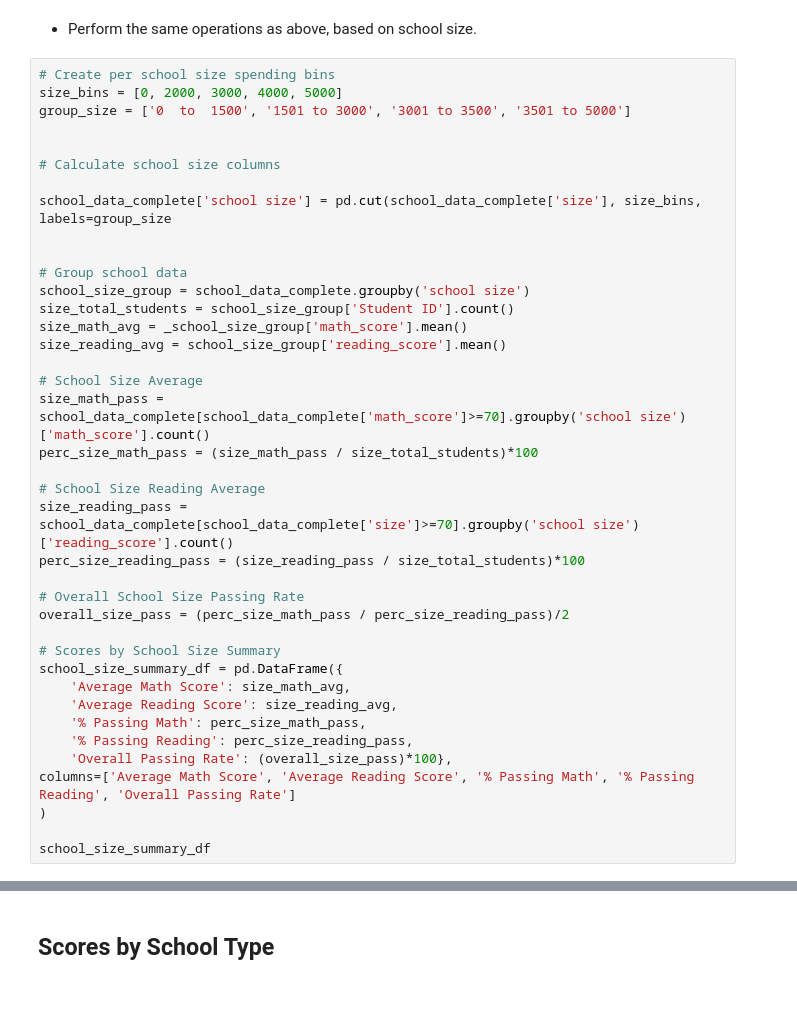
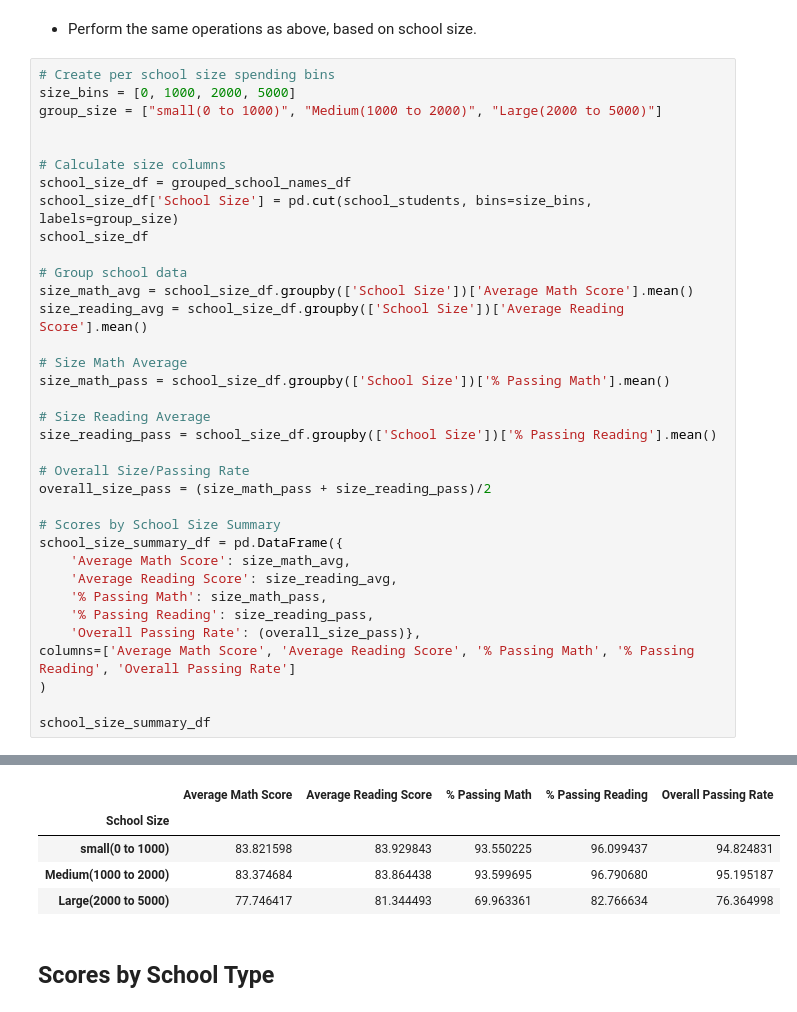
Before and after one commit to Patriotwo/pandas-challenge, a Jupyter notebook: PyCitySchools/PyCitySchools_starter.ipynb, the cells around one changed output, grey strips where cells are left out. Cells and saved outputs as stored; diff of their text form.

```diff
--- a/PyCitySchools/PyCitySchools_starter.ipynb
+++ b/PyCitySchools/PyCitySchools_starter.ipynb
@@ -283,39 +518,35 @@ school_spending_summary_df
 * Perform the same operations as above, based on school size.
 # %%
 # Create per school size spending bins
-size_bins = [0, 2000, 3000, 4000, 5000]
-group_size = ['0  to  1500', '1501 to 3000', '3001 to 3500', '3501 to 5000']
+size_bins = [0, 1000, 2000, 5000]
+group_size = ["small(0 to 1000)", "Medium(1000 to 2000)", "Large(2000 to 5000)"]
 
 
-# Calculate school size columns
-
-school_data_complete['school size'] = pd.cut(school_data_complete['size'], size_bins, labels=group_size
-
+# Calculate size columns
+school_size_df = grouped_school_names_df
+school_size_df['School Size'] = pd.cut(school_students, bins=size_bins, labels=group_size)
+school_size_df
 
 # Group school data
-school_size_group = school_data_complete.groupby('school size')
-size_total_students = school_size_group['Student ID'].count()
-size_math_avg = _school_size_group['math_score'].mean()
-size_reading_avg = school_size_group['reading_score'].mean()
+size_math_avg = school_size_df.groupby(['School Size'])['Average Math Score'].mean()
+size_reading_avg = school_size_df.groupby(['School Size'])['Average Reading Score'].mean()
 
-# School Size Average
-size_math_pass = school_data_complete[school_data_complete['math_score']>=70].groupby('school size')['math_score'].count()
-perc_size_math_pass = (size_math_pass / size_total_students)*100
+# Size Math Average
+size_math_pass = school_size_df.groupby(['School Size'])['% Passing Math'].mean()
 
-# School Size Reading Average
-size_reading_pass = school_data_complete[school_data_complete['size']>=70].groupby('school size')['reading_score'].count()
-perc_size_reading_pass = (size_reading_pass / size_total_students)*100
+# Size Reading Average
+size_reading_pass = school_size_df.groupby(['School Size'])['% Passing Reading'].mean()
 
-# Overall School Size Passing Rate
-overall_size_pass = (perc_size_math_pass / perc_size_reading_pass)/2
+# Overall Size/Passing Rate
+overall_size_pass = (size_math_pass + size_reading_pass)/2
 
 # Scores by School Size Summary
 school_size_summary_df = pd.DataFrame({
     'Average Math Score': size_math_avg,
     'Average Reading Score': size_reading_avg,
-    '% Passing Math': perc_size_math_pass,
-    '% Passing Reading': perc_size_reading_pass,
-    'Overall Passing Rate': (overall_size_pass)*100},
+    '% Passing Math': size_math_pass,
+    '% Passing Reading': size_reading_pass,
+    'Overall Passing Rate': (overall_size_pass)},
 columns=['Average Math Score', 'Average Reading Score', '% Passing Math', '% Passing Reading', 'Overall Passing Rate']
 )
 
@@ -325,3 +555,8 @@ SyntaxError: invalid syntax (<ipython-input-4-7b1b127707f0>, line 12)
+|  | Average Math Score | Average Reading Score | % Passing Math | % Passing Reading | Overall Passing Rate |
+| School Size |  |  |  |  |  |
+| small(0 to 1000) | 83.821598 | 83.929843 | 93.550225 | 96.099437 | 94.824831 |
+| Medium(1000 to 2000) | 83.374684 | 83.864438 | 93.599695 | 96.790680 | 95.195187 |
+| Large(2000 to 5000) | 77.746417 | 81.344493 | 69.963361 | 82.766634 | 76.364998 |
 # %% [markdown]
 ## Scores by School Type
 # %% [markdown]
```
Also changed, not shown: parts of 24 cells of this notebook.
